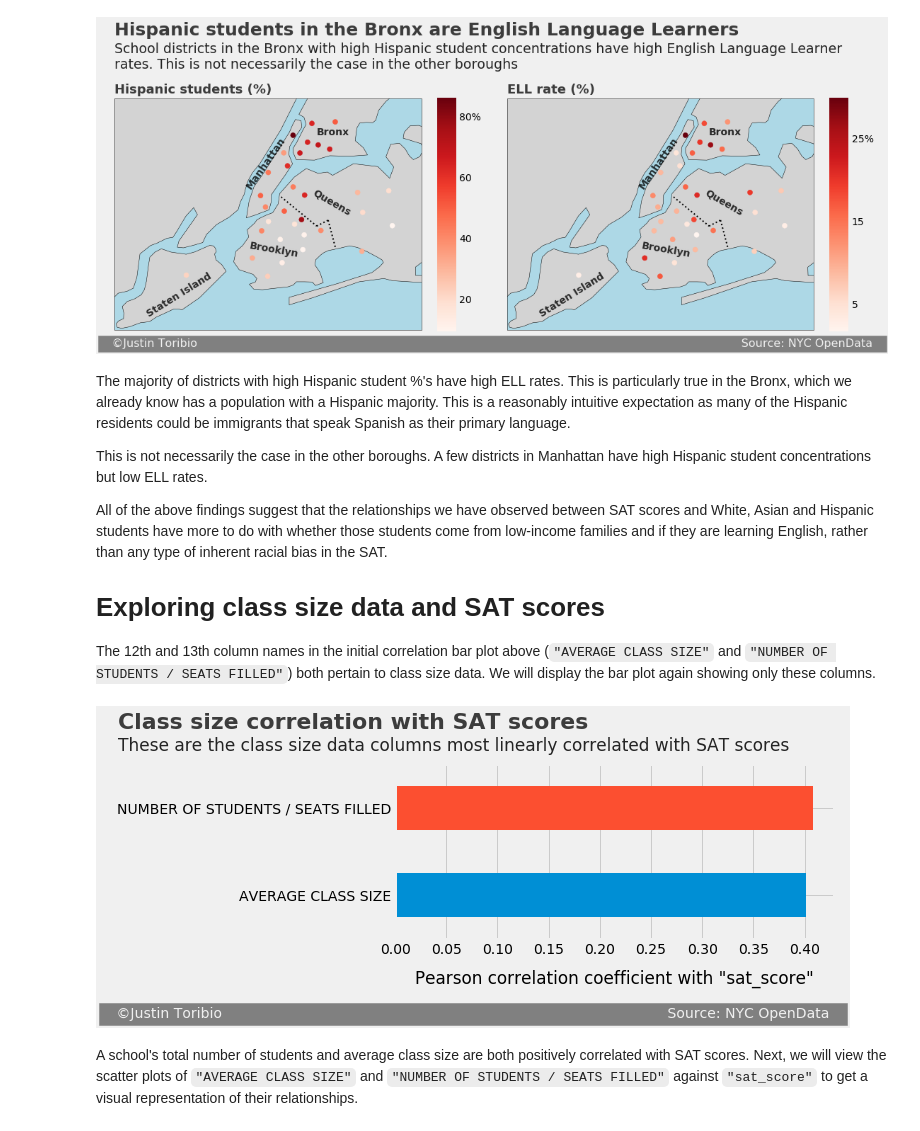
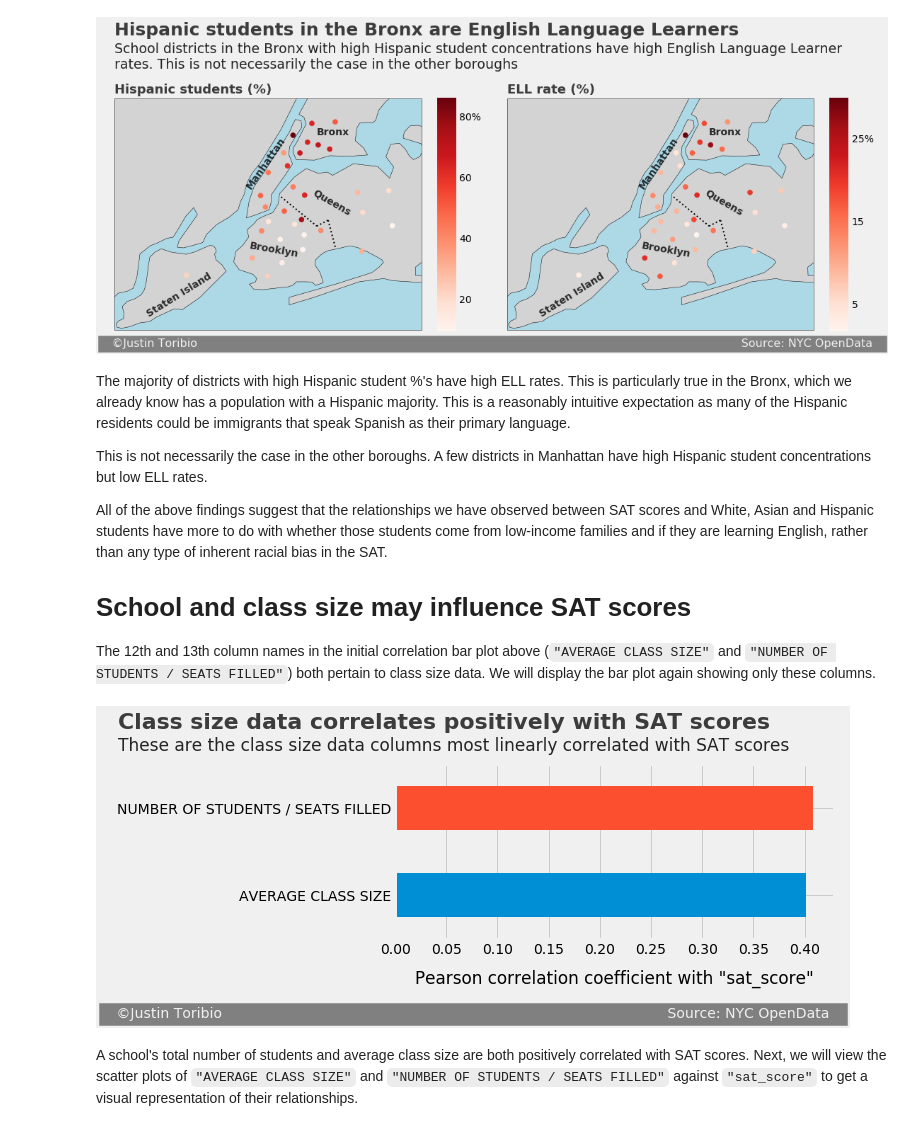
Before and after one commit to JustinToribio/analyzing-the-sat, a Jupyter notebook: notebooks/1.0-jt-analyze-the-sat.ipynb, the cells around one changed output. Cells and saved outputs as stored; diff of their text form; code cells hidden in the pictures.

```diff
--- a/notebooks/1.0-jt-analyze-the-sat.ipynb
+++ b/notebooks/1.0-jt-analyze-the-sat.ipynb
@@ -945,26 +945,26 @@ This is not necessarily the case in the other boroughs.  A few districts in Manh
 
 All of the above findings suggest that the relationships we have observed between SAT scores and White, Asian and Hispanic students have more to do with whether those students come from low-income families and if they are learning English, rather than any type of inherent racial bias in the SAT.
 
-# Exploring class size data and SAT scores
+# School and class size may influence SAT scores
 
 The 12th and 13th column names in the initial correlation bar plot above (`"AVERAGE CLASS SIZE"` and `"NUMBER OF STUDENTS / SEATS FILLED"`) both pertain to class size data.  We will display the bar plot again showing only these columns.
 # %%
 # Assign the column names to be viewed and the text of the bar plot to
 # variables.
 columns = ["AVERAGE CLASS SIZE", "NUMBER OF STUDENTS / SEATS FILLED"]
-title = "Class size correlation with SAT scores"
+title = "Class size data correlates positively with SAT scores"
 subtitle = ("These are the class size data columns most linearly correlated"
             " with SAT scores")
 x_axis_label = 'Pearson correlation coefficient with "sat_score"'
 
 # Create and display the bar plot.
 corr_bar_plot(data, "sat_score", columns=columns,
               fig_size=(7, 3), x_axis_label=x_axis_label,
               title=title, title_y_adj=-3.1, title_x_adj=-.271,
               sub=subtitle, sub_y_adj=-1.35, sub_x_adj=-.271,
               sig_y_adj=2.6, sig_x_adj=-.285, sig_space_adj=97)
 # %% [output]
-[figure, old version]
+[figure, new version]
 # %% [markdown]
 A school's total number of students and average class size are both positively correlated with SAT scores.  Next, we will view the scatter plots of `"AVERAGE CLASS SIZE"` and `"NUMBER OF STUDENTS / SEATS FILLED"` against `"sat_score"` to get a visual representation of their relationships.
 # %%
```
Also changed, not shown: parts of 7 cells of this notebook.
